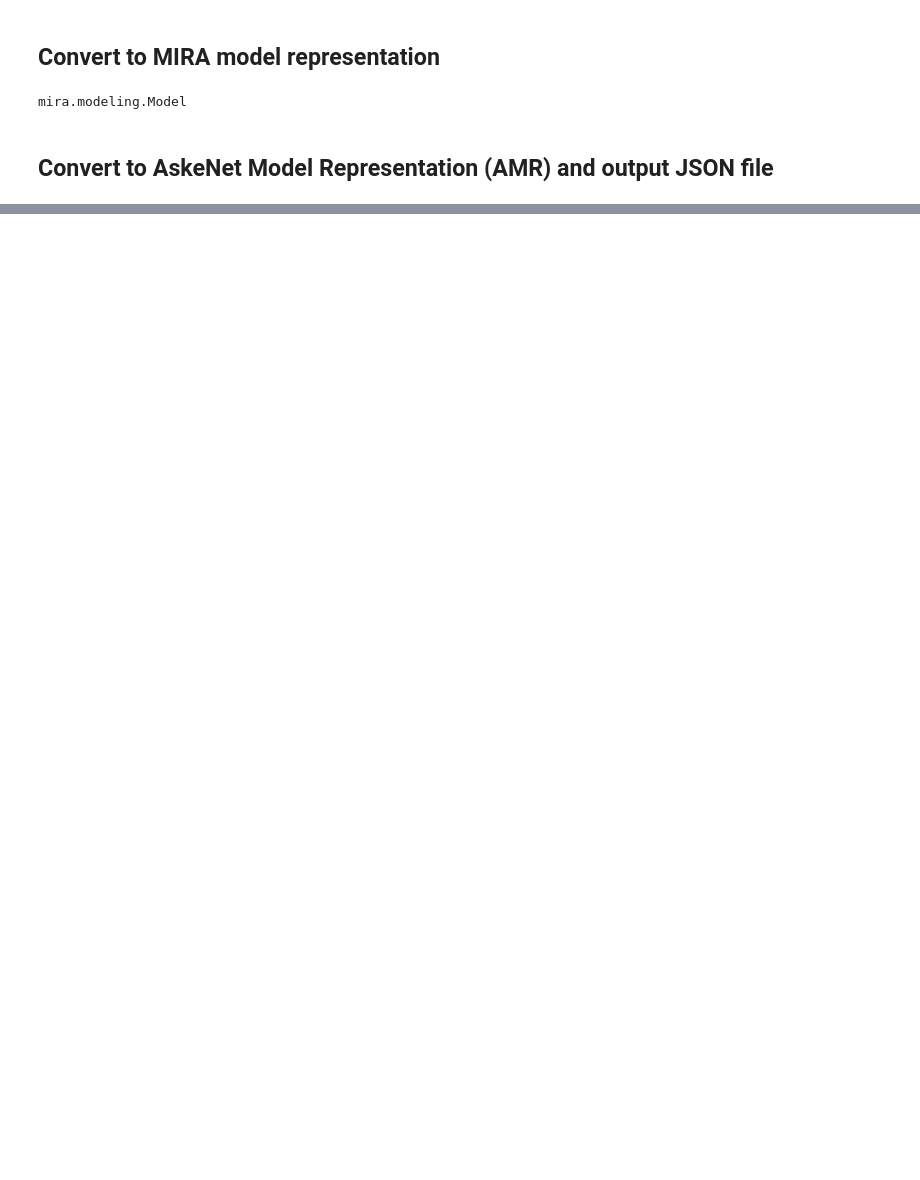
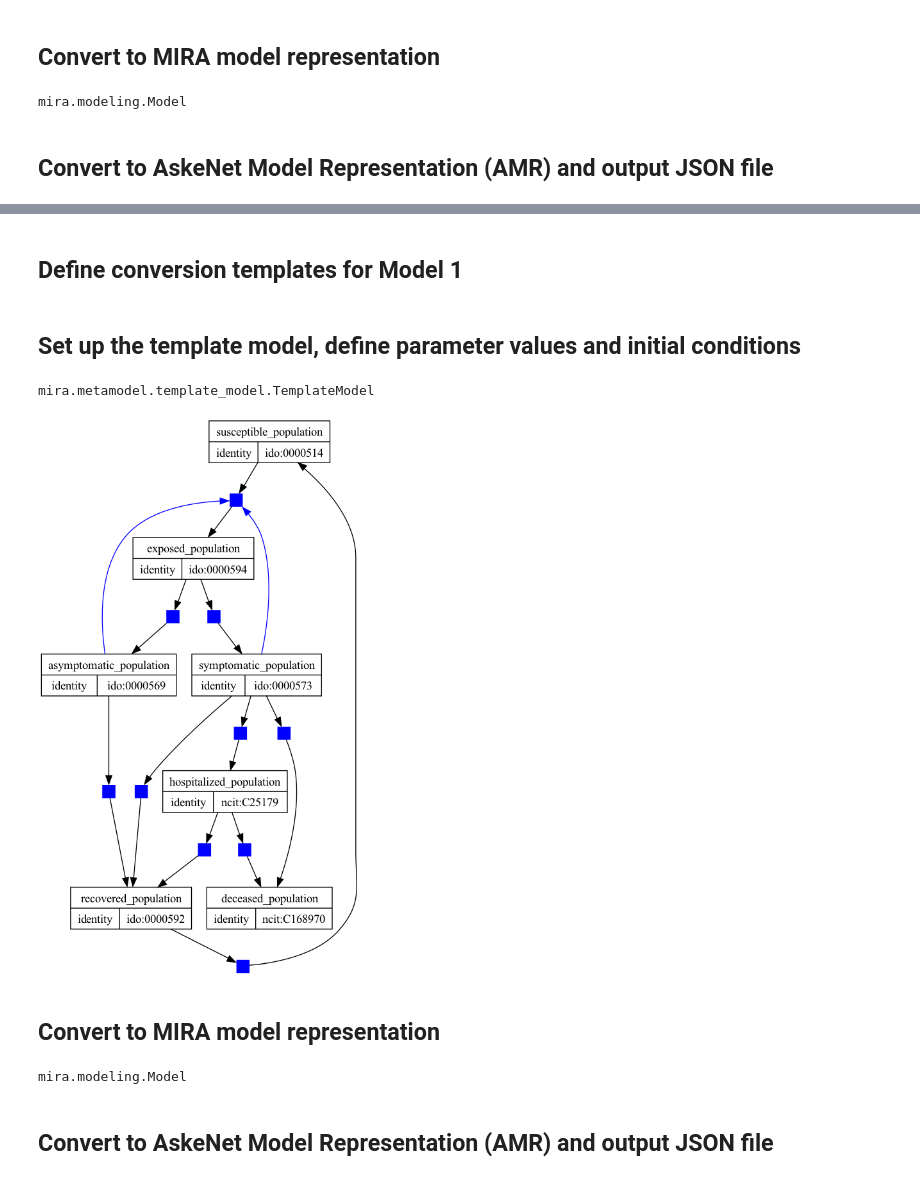
Before and after one commit to ciemss/pyciemss, a Jupyter notebook: notebook/Examples_for_TA2_Model_Representation/Modeling_Representation_Issues_Examples.ipynb, the cells around one changed output, grey strips where cells are left out. Drawn from its saved outputs; the diff is of its cells as text; code cells hidden in the pictures; blank space fills up the shorter version.

```diff
--- a/notebook/Examples_for_TA2_Model_Representation/Modeling_Representation_Issues_Examples.ipynb
+++ b/notebook/Examples_for_TA2_Model_Representation/Modeling_Representation_Issues_Examples.ipynb
@@ -184,0 +318,2 @@ ScaledBetaNoisePetriNetODESystem(
+# %% [markdown]
+## Define conversion templates for Model 1
@@ -184,0 +380,48 @@ ScaledBetaNoisePetriNetODESystem(
+# %% [markdown]
+## Set up the template model, define parameter values and initial conditions
+# %%
+tm3 = TemplateModel(
+    templates=[S_to_E, E_to_I, E_to_A, I_to_R, I_to_H, I_to_D, A_to_R, H_to_R, H_to_D, R_to_S],
+    parameters={
+        'beta': Parameter(name='beta', value=0.55), # transmission rate
+        'total_population': Parameter(name='total_population', value=total_pop),
+        'delta': Parameter(name='delta', value=1.5), # difference in infectiousness symptomatic/asymptomatic
+        'pS': Parameter(name='pS', value=0.7), # percent of exposures which become symptomatic
+        'alpha': Parameter(name='alpha', value=4), # latency period
+        'gamma': Parameter(name='gamma', value=0.2), # recovery rate
+        'hosp': Parameter(name='hosp', value=0.1), # hospitalization rate of infectious individuals
+        'dnh': Parameter(name='dnh', value=0.001), # death rate of infectious individuals (never hospitalized)
+        'dh': Parameter(name='dh', value=0.1), #  death rate of infectious individuals (hospitalized)
+        'los': Parameter(name='los', value=7), # average length (days) of hospital stay
+        'tau': Parameter(name='tau', value=30), # period of immunity from recovery (days)
+    },
+    initials={
+        'susceptible_population': (Initial(concept=susceptible, value=(total_pop - 1))),
+        'symptomatic_population': (Initial(concept=symptomatic, value=1)),
+        'asymptomatic_population': (Initial(concept=asymptomatic, value=0)),
+        'exposed_population': (Initial(concept=exposed, value=0)),
+        'hospitalized_population': (Initial(concept=hospitalized, value=0)),
+        'recovered_population': (Initial(concept=recovered, value=0)),
+        'deceased_population': (Initial(concept=deceased, value=0)),
+    }
+)
+
+display(type(tm3)) # confirm that tm is a TemplateModel
+# display(tm.dict())
+# %% [output]
+mira.metamodel.template_model.TemplateModel
+# %%
+# Visualize the TemplateModel
+GraphicalModel.for_jupyter(tm3, width="20%")
+# %% [output]
+[figure, added]
+# %% [markdown]
+## Convert to MIRA model representation
+# %%
+mira_m3 = Model(tm3)
+display(type(mira_m3))
+#mira_m.variables
+# %% [output]
+mira.modeling.Model
+# %% [markdown]
+## Convert to AskeNet Model Representation (AMR) and output JSON file
```
Also changed, not shown: parts of 26 cells of this notebook, 3 other files.
